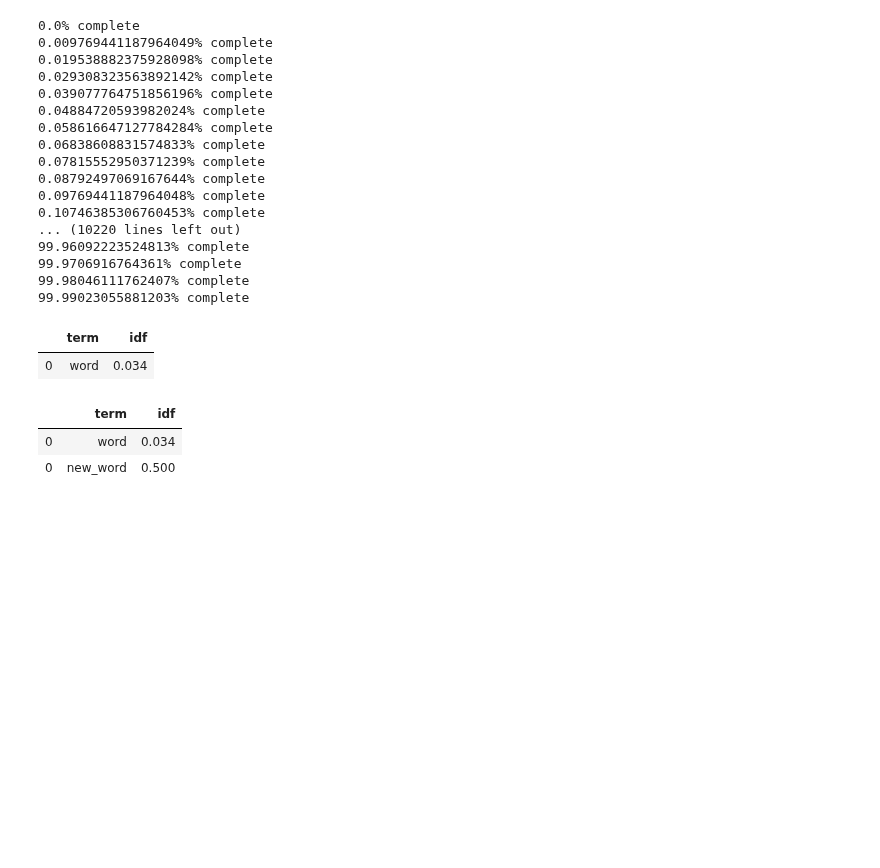
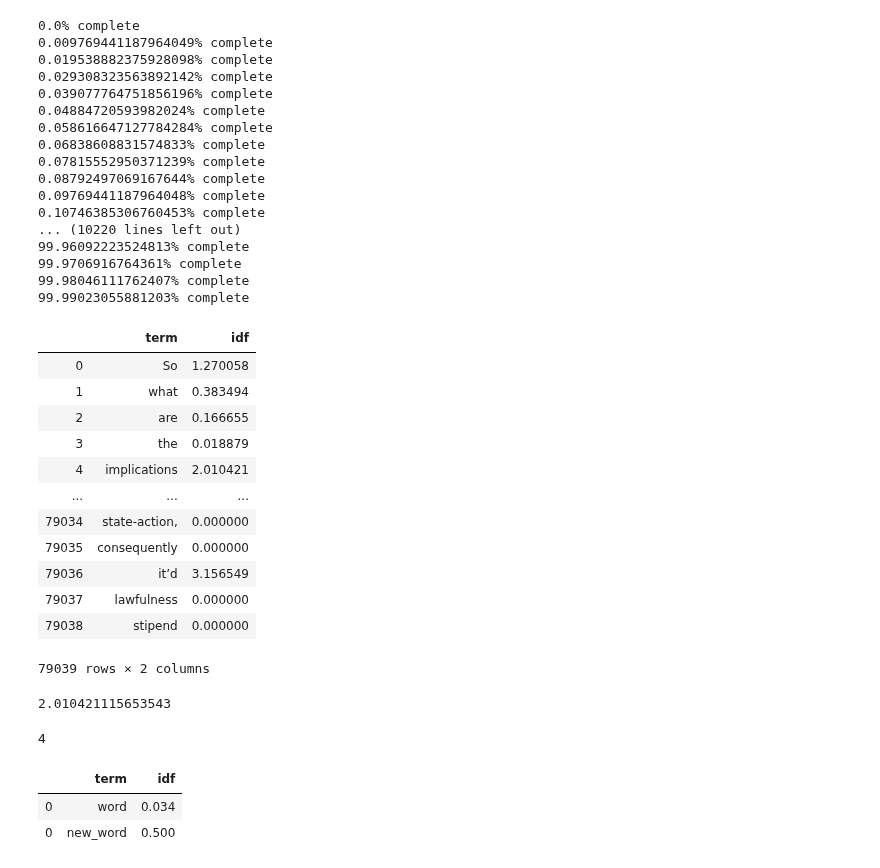
Before and after one commit to mcatalano26/cmps-cap, a Jupyter notebook: TFIDF.ipynb, the cells around one changed output. Drawn from its saved outputs; the diff is of its cells as text; code cells hidden in the pictures; blank space fills up the shorter version.

Commit message:
app backend updated to include tfidf

```diff
--- a/TFIDF.ipynb
+++ b/TFIDF.ipynb
@@ -277,17 +277,36 @@ df(full_topics_df, full_comments_df)
 99.9706916764361% complete
 99.98046111762407% complete
 99.99023055881203% complete
-# %%
-column_names = ['term', 'idf']
-df_df = pd.DataFrame(columns = column_names)
-element = 'word'
-df_val = 0.034
-df2 = pd.DataFrame([[element, df_val]], columns = column_names)
-df_df = df_df.append(df2)
-df_df
-# %% [output]
-|  | term | idf |
-| 0 | word | 0.034 |
+# %%
+import pandas as pd
+idf_df = pd.read_csv('files/tfidf_ss.csv')
+idf_df = idf_df.drop_duplicates()
+idf_df = idf_df.reset_index(drop=True)
+idf_df
+# %% [output]
+|  | term | idf |
+| 0 | So | 1.270058 |
+| 1 | what | 0.383494 |
+| 2 | are | 0.166655 |
+| 3 | the | 0.018879 |
+| 4 | implications | 2.010421 |
+| ... | ... | ... |
+| 79034 | state-action, | 0.000000 |
+| 79035 | consequently | 0.000000 |
+| 79036 | it’d | 3.156549 |
+| 79037 | lawfulness | 0.000000 |
+| 79038 | stipend | 0.000000 |
+79039 rows × 2 columns
+# %%
+val = idf_df[idf_df['term'] == 'implications']
+new_val = idf_df.at[val.index[0], 'idf']
+new_val
+# %% [output]
+2.010421115653543
+# %%
+val.index[0]
+# %% [output]
+4
 # %%
 df3 = pd.DataFrame([['new_word', 0.5]], columns = column_names)
 df_df = df_df.append(df3)
```
Also changed, not shown: 2 other files.
